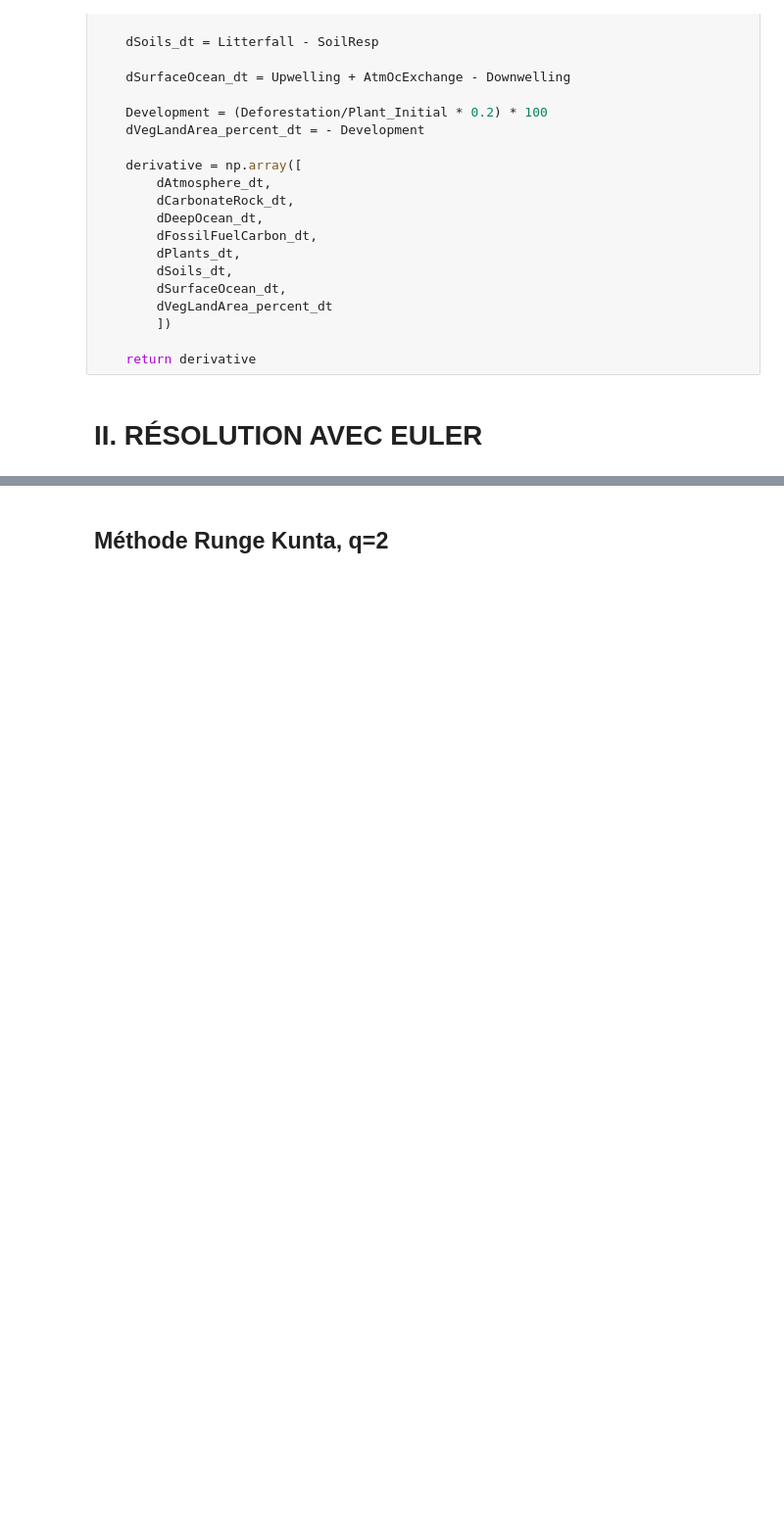
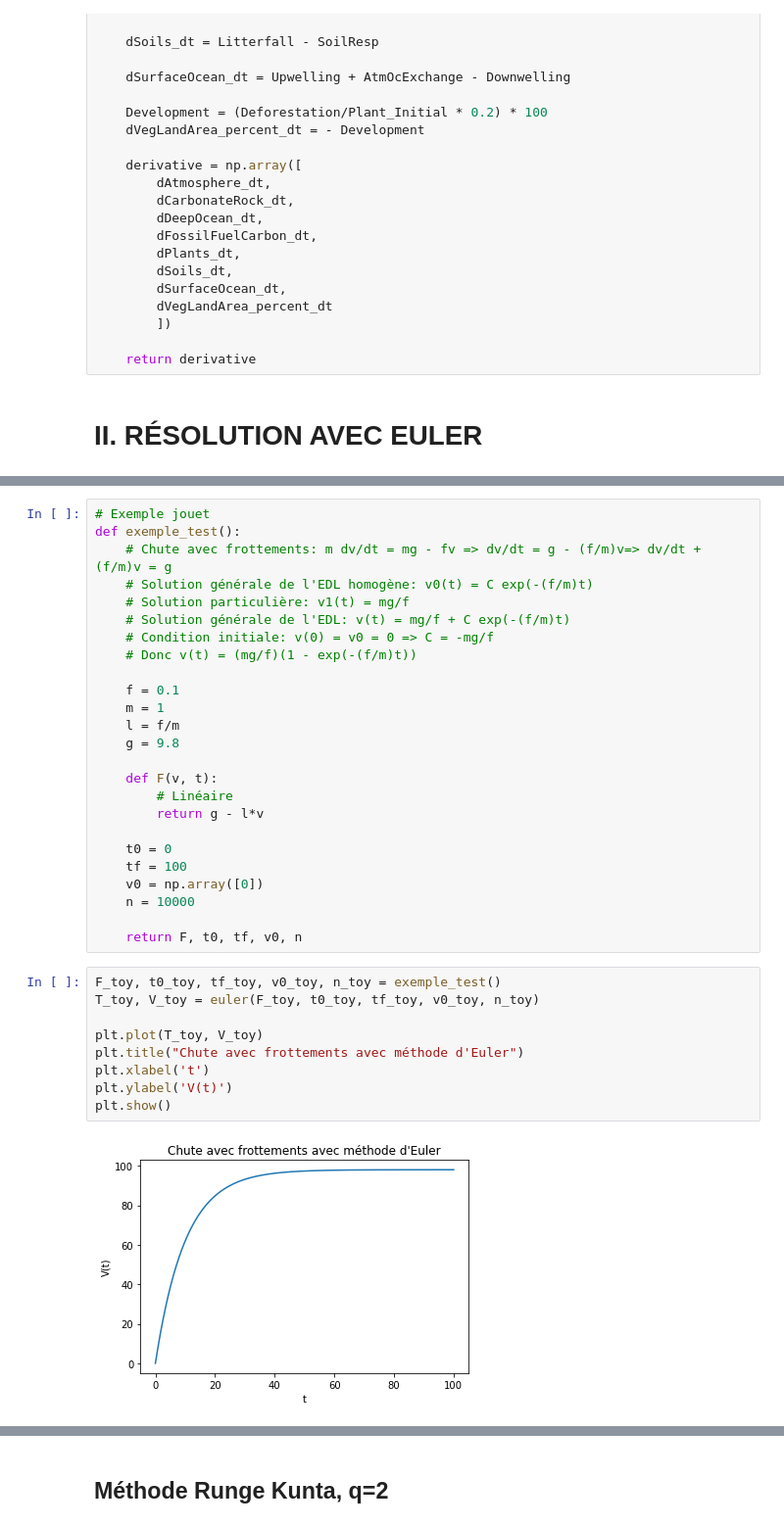
Before and after one commit to totolance/MACS205, a Jupyter notebook: MACS205-CARBONE.ipynb, the cells around one changed output, grey strips where cells are left out. Shown at 98% size. Cells and saved outputs as stored; diff of their text form; blank space fills up the shorter version.

```diff
--- a/MACS205-CARBONE.ipynb
+++ b/MACS205-CARBONE.ipynb
@@ -285,0 +183,36 @@ plt.show()
+# %%
+# Exemple jouet
+def exemple_test():
+    # Chute avec frottements: m dv/dt = mg - fv => dv/dt = g - (f/m)v=> dv/dt + (f/m)v = g
+    # Solution générale de l'EDL homogène: v0(t) = C exp(-(f/m)t)
+    # Solution particulière: v1(t) = mg/f
+    # Solution générale de l'EDL: v(t) = mg/f + C exp(-(f/m)t)
+    # Condition initiale: v(0) = v0 = 0 => C = -mg/f
+    # Donc v(t) = (mg/f)(1 - exp(-(f/m)t))
+
+    f = 0.1
+    m = 1
+    l = f/m
+    g = 9.8
+
+    def F(v, t):
+        # Linéaire
+        return g - l*v
+
+    t0 = 0
+    tf = 100
+    v0 = np.array([0])
+    n = 10000
+
+    return F, t0, tf, v0, n
+# %%
+F_toy, t0_toy, tf_toy, v0_toy, n_toy = exemple_test()
+T_toy, V_toy = euler(F_toy, t0_toy, tf_toy, v0_toy, n_toy)
+
+plt.plot(T_toy, V_toy)
+plt.title("Chute avec frottements avec méthode d'Euler")
+plt.xlabel('t')
+plt.ylabel('V(t)')
+plt.show()
+# %% [output]
+[figure, added]
```
Also changed, not shown: parts of 6 cells of this notebook.
